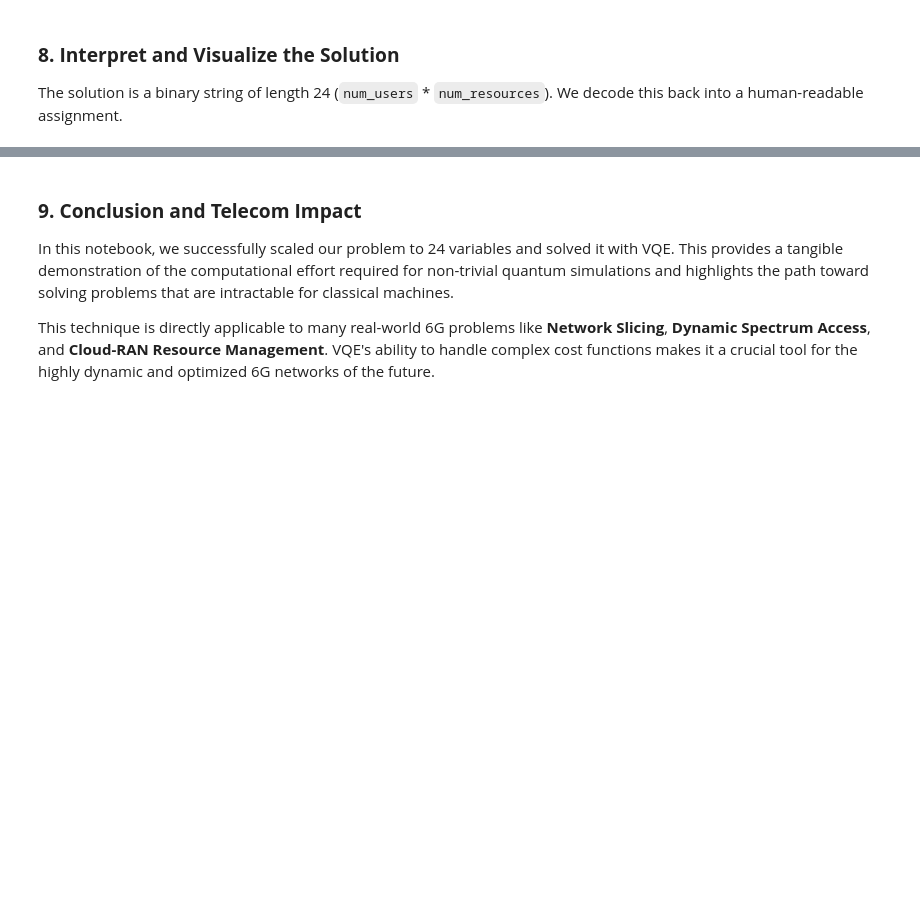
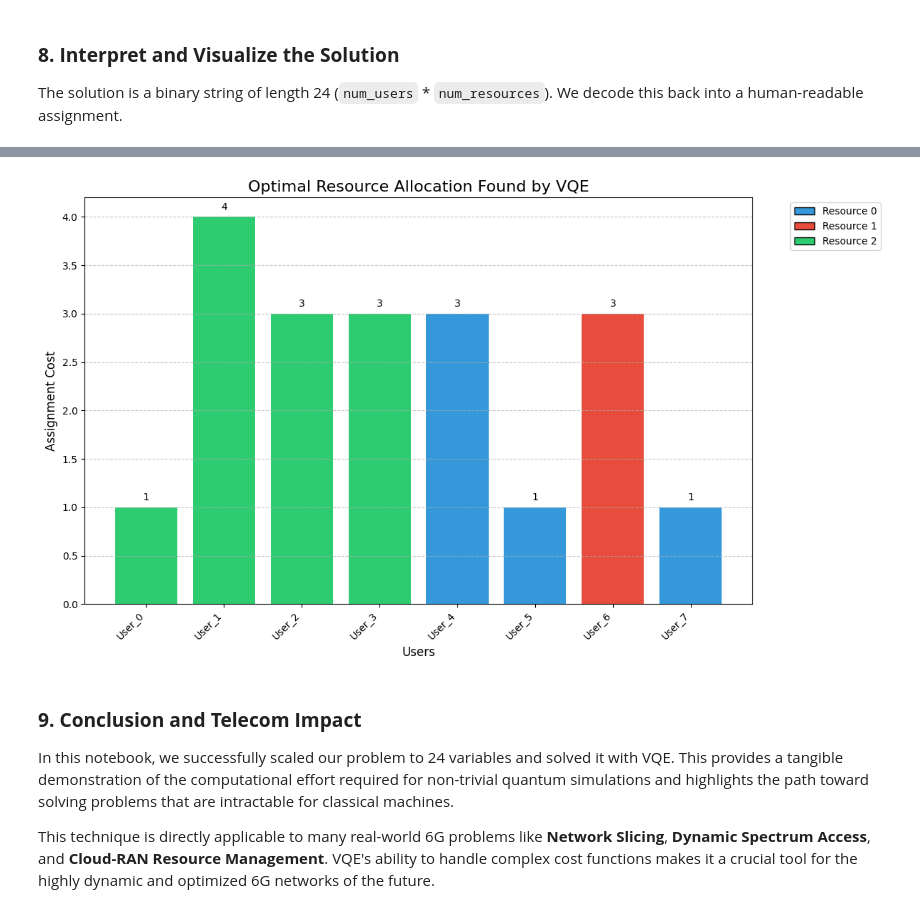
Before and after one commit to Abdulmalek-HoM/telequm, a Jupyter notebook: Quantum Computing for 6G and Beyond/04_2_6G_Advanced_Resource_Allocation_with_VQE.ipynb, the cells around one changed output, grey strips where cells are left out. Cells and saved outputs as stored; diff of their text form; code cells hidden in the pictures; blank space fills up the shorter version.

Commit message:
Notebook 4.2 added visualization

```diff
--- a/Quantum Computing for 6G and Beyond/04_2_6G_Advanced_Resource_Allocation_with_VQE.ipynb
+++ b/Quantum Computing for 6G and Beyond/04_2_6G_Advanced_Resource_Allocation_with_VQE.ipynb
@@ -46,8 +48,8 @@ print(f"Running on Qiskit version: {qiskit.__version__}")
 We create a problem with **8 users and 3 resources**, requiring `8 * 3 = 24` qubits.
 # %%
 # Problem parameters - SCALED UP
-num_users = 5
-num_resources = 4
+num_users = 8
+num_resources = 3
 
 # For a larger problem, we generate costs and penalties randomly
 np.random.seed(42)
@@ -89,8 +94,14 @@ print(f"Number of variables: {qp.get_num_vars()}")
 
 VQE works by finding the minimum eigenvalue of a Hamiltonian (a Pauli operator). We first convert our problem to a QUBO and then map that QUBO to a `SparsePauliOp`, which is the required input format for the VQE algorithm.
 # %%
-converter = QuadraticProgramToQubo()
+# The penalty factor must be larger than the maximum possible real cost.
+penalty_factor = 50
+
+# Create the converter with the penalty factor
+converter = QuadraticProgramToQubo(penalty=penalty_factor)
 qubo = converter.convert(qp)
 
+# This is the line that creates the hamiltonian and offset
 hamiltonian, offset = qubo.to_ising()
+
 print(f"QUBO converted to a SparsePauliOp with {hamiltonian.num_qubits} qubits.")
@@ -155,3 +187,53 @@ print(f"\nTotal Minimized Cost: {result.fval}")
+# %%
+import matplotlib.pyplot as plt
+
+# This is a new cell for visualization. Run it after getting the results.
+
+# --- Prepare Data for Plotting ---
+users = list(optimal_assignments.keys())
+assigned_resources_str = list(optimal_assignments.values())
+
+# Extract the numerical resource index (e.g., 'Resource_1' -> 1)
+assigned_resources_idx = [int(r.split('_')[1]) for r in assigned_resources_str]
+
+# Get the cost for each user's final assignment
+final_costs = []
+for i, user in enumerate(users):
+    user_idx = int(user.split('_')[1])
+    resource_idx = assigned_resources_idx[i]
+    final_costs.append(assignment_costs[user_idx, resource_idx])
+
+# --- Create the Bar Chart ---
+fig, ax = plt.subplots(figsize=(12, 7))
+
+# Define colors for the 3 resources
+resource_colors = ['#3498db', '#e74c3c', '#2ecc71'] # Blue, Red, Green
+bar_colors = [resource_colors[idx] for idx in assigned_resources_idx]
+
+# Create the bars
+bars = ax.bar(users, final_costs, color=bar_colors)
+
+# Add labels and title
+ax.set_ylabel('Assignment Cost', fontsize=12)
+ax.set_xlabel('Users', fontsize=12)
+ax.set_title('Optimal Resource Allocation Found by VQE', fontsize=16)
+ax.set_xticklabels(users, rotation=45, ha="right")
+ax.grid(axis='y', linestyle='--', alpha=0.7)
+
+# Add cost values on top of each bar
+for bar in bars:
+    yval = bar.get_height()
+    ax.text(bar.get_x() + bar.get_width()/2.0, yval + 0.05, f'{yval}', ha='center', va='bottom')
+
+# Create a custom legend
+from matplotlib.patches import Patch
+legend_elements = [Patch(facecolor=resource_colors[i], edgecolor='black', label=f'Resource {i}') for i in range(num_resources)]
+ax.legend(handles=legend_elements, bbox_to_anchor=(1.05, 1), loc='upper left')
+
+plt.tight_layout()
+plt.show()
+# %% [output]
+[figure, added]
 # %% [markdown]
 ### **9. Conclusion and Telecom Impact**
 
```
Also changed, not shown: parts of 6 cells of this notebook, 1 other file.
